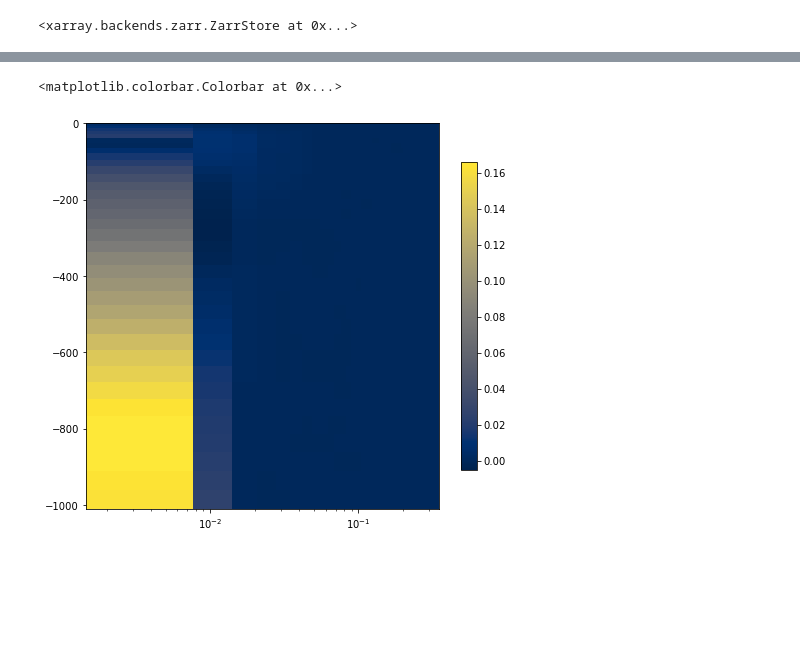
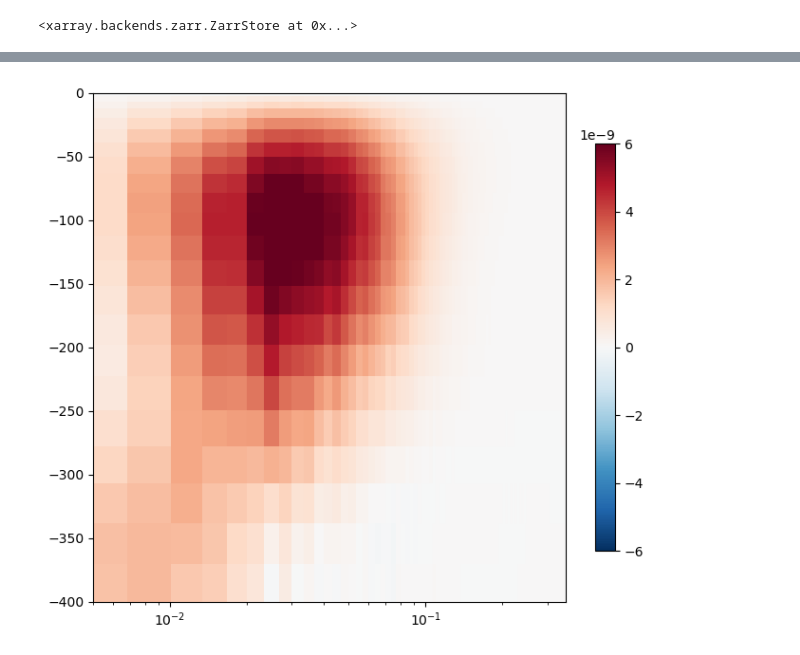
Before and after one commit to roxyboy/MLI_Lf, a Jupyter notebook: eNATL60/Cross-spectra.ipynb, the cells around one changed output, grey strips where cells are left out. Cells and saved outputs as stored; diff of their text form; code cells hidden in the pictures; blank space fills up the shorter version.

```diff
--- a/eNATL60/Cross-spectra.ipynb
+++ b/eNATL60/Cross-spectra.ipynb
@@ -82,5 +63,5 @@ Coordinates: (12/14)
 # %%
-dsi = cat.eNATL60(region='1',datatype='interior_daily', season='fma'
+dsi = cat.eNATL60(region=str(reg),datatype='interior_daily', season='fma'
                  ).to_dask().isel(deptht=slice(None,-1),depthv=slice(None,-1),
                                   depthu=slice(None,-1)
                                  ).chunk({'deptht':5,'depthw':5,
@@ -284 +206,13 @@ filter_30km = gcm_filters.Filter(
+# %%
+sig0 = xr.apply_ufunc(gsw.sigma0, ds.SA, ds.CT,
+                      dask='parallelized', output_dtypes=[float,]
+                     )
+grav = 9.81
+rho0 = 1e3
+b = -(sig0.where(ds.maskC!=0.).chunk({'time':1,'Z':3,
+                                      'YC':100,'XC':100})
+      * grav / rho0
+     )
+b.to_dataset(name='BUOY').to_zarr(op.join(sdir,'eNATL60/region%02d/Buoy_fma.zarr'
+                                          % reg), mode='w')
 # %%
@@ -564,0 +476,5 @@ b.isel(time=0,Z=10).plot()
+# %%
+dsr = xr.open_zarr(op.join(sdir,'eNATL60/region%02d/W-B_interped_fma.zarr' % reg))
+wp = dsr.W - dsr.W.mean(['YC','XC'],skipna=True)
+bp = dsr.B - dsr.B.mean(['YC','XC'],skipna=True)
+bp.isel(time=3,Z=20).plot(vmax=1e-2)
@@ -565,14 +484,10 @@ b.isel(time=0,Z=10).plot()
 # %%
-d_path = f'{SCRATCH}/region01/eNATL60/'+f'W_interpolated_fma.zarr'
-w = xr.open_zarr(gcs.get_mapper(d_path)).W
-d_path = f'{SCRATCH}/region01/eNATL60/'+f'B_interpolated_fma.zarr'
-b = xr.open_zarr(gcs.get_mapper(d_path)).B
-Fwb = xrft.cross_spectrum(w.fillna(0.), b.fillna(0.), dim=['YC','XC'],
-                          window='hann', window_correction=True,
-                          true_phase=True,
+kwargs = {'true_phase':True, 'true_amplitude':False}
+Fwb = xrft.isotropic_cross_spectrum(wp.fillna(0.), bp.fillna(0.),
+                                    dim=['YC','XC'], detrend='constant',
+                                    window='hann', window_correction=True,
+                                    nfactor=4, truncate=True,
+                                    **kwargs
                          )
-Fwb = xrft.isotropize(Fwb, ['freq_YC','freq_XC'],
-                      nfactor=8, truncate=True
-                     )
 Fwb
 # %% [output]
@@ -636,9 +520,13 @@ Wwb_int = Wwb.sum('angle').mean('time').compute() * dtheta
 # %%
 fig, ax = plt.subplots(figsize=(7,6))
 fig.set_tight_layout(True)
-im = ax.pcolormesh(wb_int.scale**-1*1e3, -wb_int.Z, wb_int, cmap='cividis')
+im = ax.pcolormesh(Fwb.freq_r*1e3, -Fwb.Z, Fwb.real.mean('time')*Fwb.freq_r*2*np.pi,
+                   cmap='RdBu_r', rasterized=True,
+                   vmax=6e-9, vmin=-6e-9)
+ax.set_ylim([-400,0])
+ax.set_xlim([5e-3,None])
 ax.set_xscale('log')
 fig.colorbar(im, ax=ax, shrink=.8)
+plt.savefig(op.join(sdir,'Figs/eNATL60-Fwbtot-region%02d-fma.pdf' % reg))
 # %% [output]
-<matplotlib.colorbar.Colorbar at 0x...>
-[figure, old version]
+[figure, new version]
```
Also changed, not shown: parts of 61 cells of this notebook.
